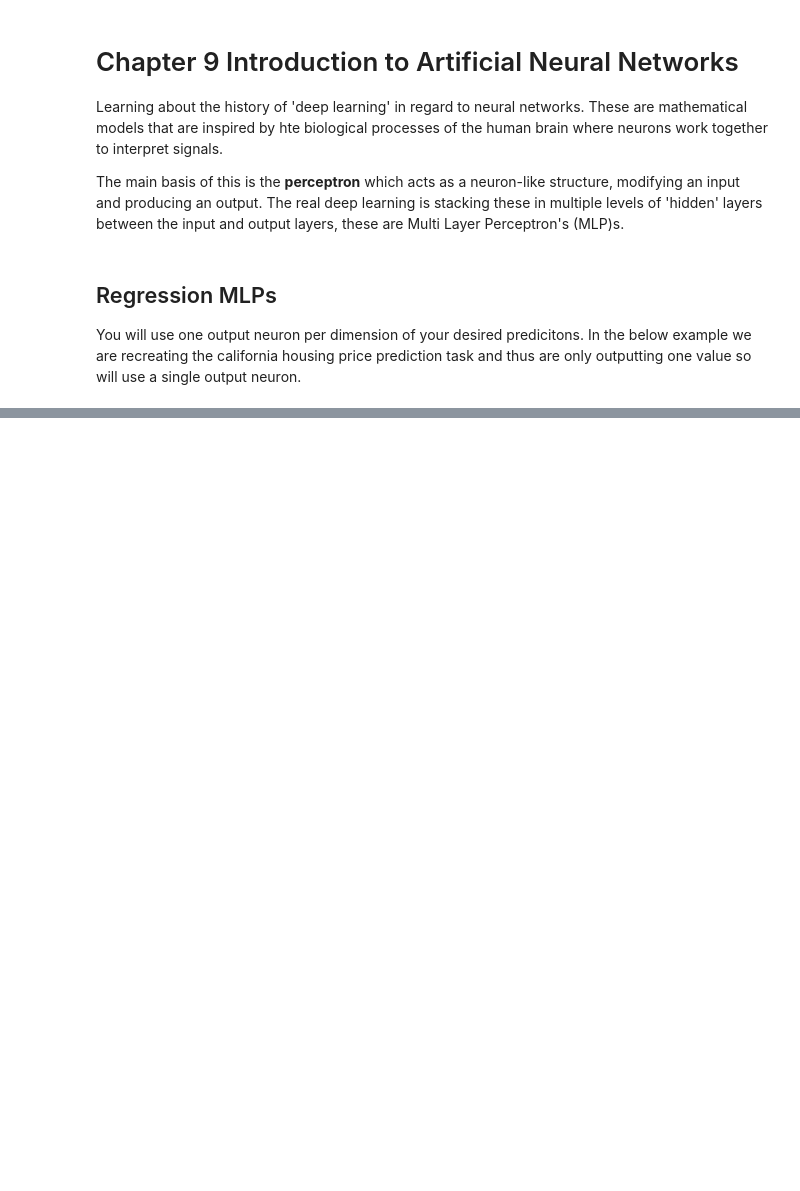
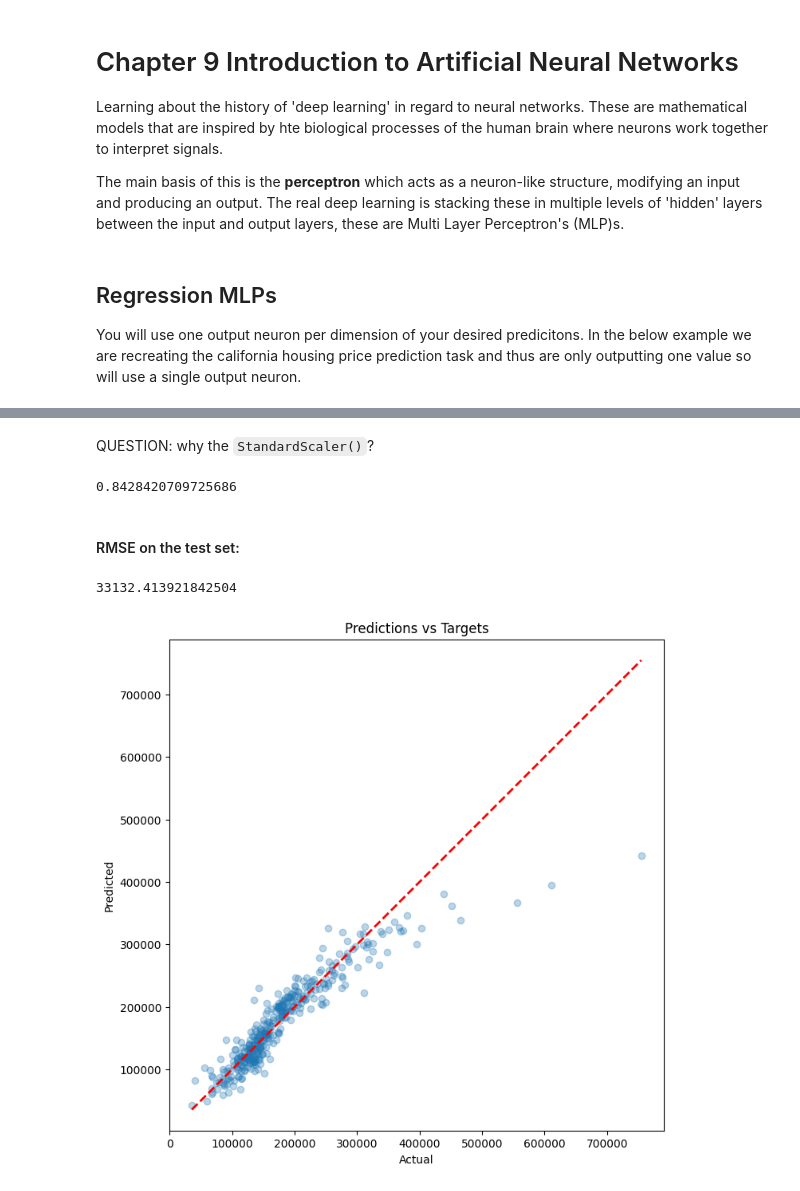
Before and after one commit to Sean-Michael/hands-on-ml-notes, a Jupyter notebook: Part-II-Neural-Networks-And-Deep-Learning/NOTES.ipynb, the cells around one changed output, grey strips where cells are left out. Cells and saved outputs as stored; diff of their text form; code cells hidden in the pictures; blank space fills up the shorter version.

```diff
--- a/Part-II-Neural-Networks-And-Deep-Learning/NOTES.ipynb
+++ b/Part-II-Neural-Networks-And-Deep-Learning/NOTES.ipynb
@@ -24,0 +70,3 @@ HTTPError: HTTP Error 403: Forbidden
+# %%
+mlp_reg = MLPRegressor(hidden_layer_sizes=[50, 50, 50], early_stopping=True,
+                       verbose=True, random_state=42)
@@ -24,0 +75,26 @@ HTTPError: HTTP Error 403: Forbidden
+# %%
+from sklearn.compose import ColumnTransformer
+from sklearn.preprocessing import StandardScaler, OneHotEncoder
+from sklearn.impute import SimpleImputer
+from sklearn.pipeline import Pipeline
+
+numeric_features = x_train.select_dtypes(include=['int64', 'float64']).columns
+categorical_features = x_train.select_dtypes(include=['object']).columns
+
+numeric_transformer = Pipeline([
+    ('imputer', SimpleImputer(strategy='median')),
+    ('scaler', StandardScaler())
+])
+
+categorical_transformer = Pipeline([
+    ('imputer', SimpleImputer(strategy='constant', fill_value='missing')),
+    ('encoder', OneHotEncoder(handle_unknown='ignore'))
+])
+
+preprocessor = ColumnTransformer([
+    ('num', numeric_transformer, numeric_features),
+    ('cat', categorical_transformer, categorical_features)
+])
+
+pipeline = make_pipeline(preprocessor, mlp_reg)
+pipeline.fit(x_train, y_train)
@@ -24,0 +138,29 @@ HTTPError: HTTP Error 403: Forbidden
+# %% [markdown]
+QUESTION: why the `StandardScaler()`?
+# %%
+mlp_reg.best_validation_score_
+# %% [output]
+0.8428420709725686
+# %% [markdown]
+#### RMSE on the test set:
+# %%
+y_pred = pipeline.predict(x_test)
+rmse = root_mean_squared_error(y_test, y_pred)
+rmse
+# %% [output]
+33132.413921842504
+# %%
+import matplotlib.pyplot as plt
+
+y_pred = pipeline.predict(x_test)
+
+plt.figure(figsize=(8, 8))
+plt.scatter(y_test, y_pred, alpha=0.3)
+plt.plot([y_test.min(), y_test.max()], [y_test.min(), y_test.max()], 'r--', lw=2)
+plt.xlabel('Actual')
+plt.ylabel('Predicted')
+plt.title('Predictions vs Targets')
+plt.axis('equal')
+plt.show()
+# %% [output]
+[figure, added]
```
Also changed, not shown: parts of 24 cells of this notebook.
